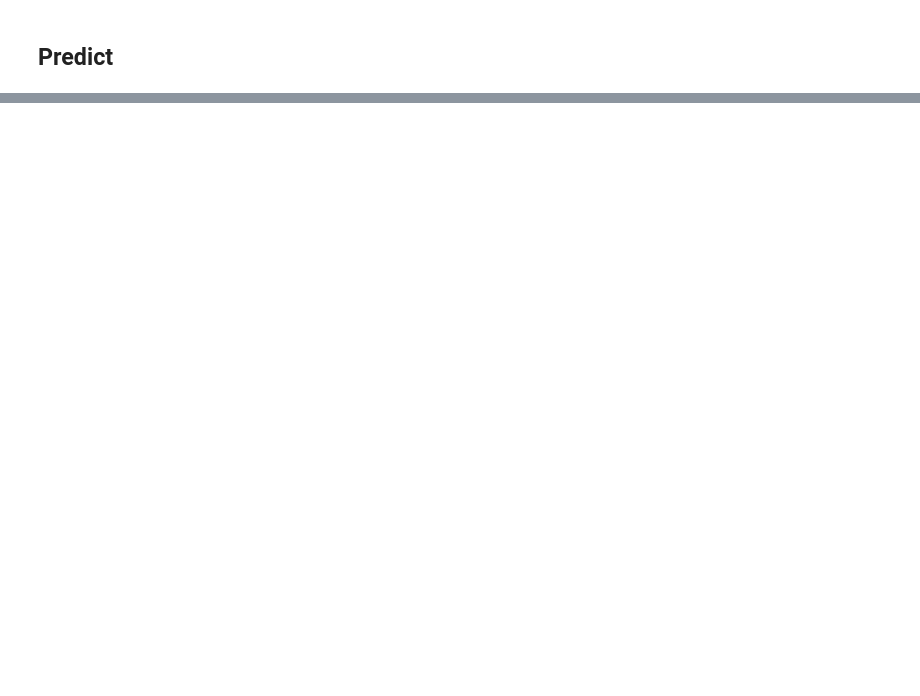
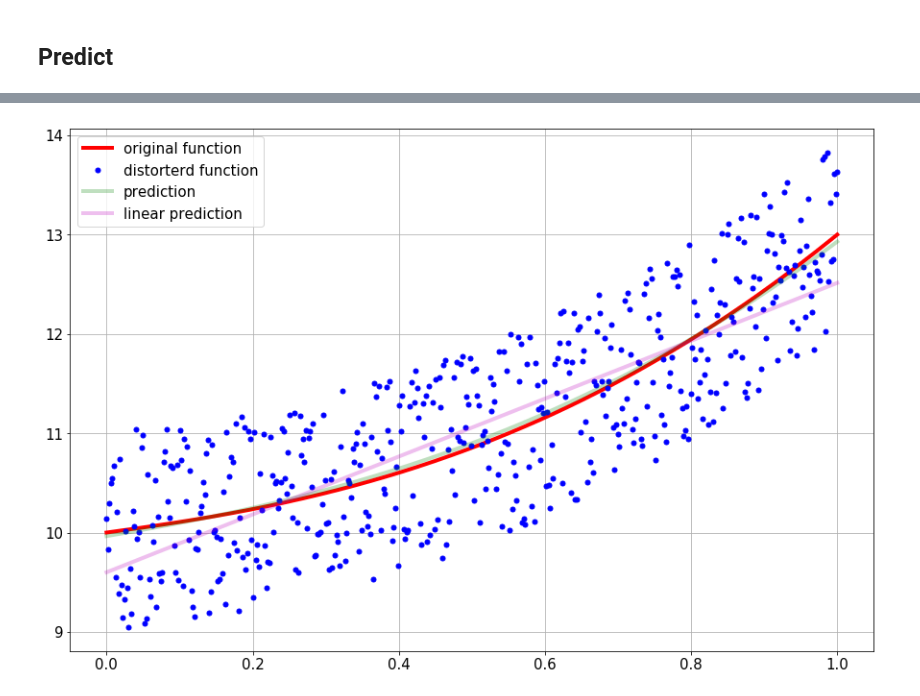
Before and after one commit to martinlarsalbert/curve_fit, a Jupyter notebook: curve_fit.ipynb, the cells around one changed output, grey strips where cells are left out. Saved outputs shown, nothing was run; the diff lists cells and outputs as text; code cells hidden in the pictures; blank space fills up the shorter version.

```diff
--- a/curve_fit.ipynb
+++ b/curve_fit.ipynb
@@ -73,0 +90,22 @@ a = ax.plot(x,y_pred,'g-')
+# %%
+def equation_linear(x,m,A):
+
+    y = m + A*x
+
+    return y
+# %%
+coefficients_linear, fitCovariances_linear = curve_fit(f = equation_linear, xdata = x, ydata = y_distorted)
+derivatives_linear = get_derivatives(coefficients = coefficients_linear,equation = equation_linear)
+y_pred_linear = equation_linear(x = x,**derivatives_linear)
+# %%
+fig,ax = plt.subplots()
+
+ax.plot(x,y,'r-',label = 'original function')
+a = ax.plot(x,y_distorted,'b.',label ='distorterd function')
+a = ax.plot(x,y_pred,'g-',label = 'prediction',alpha = 0.25)
+a = ax.plot(x,y_pred_linear,'m-',label = 'linear prediction',alpha = 0.25)
+
+ax.legend()
+ax.grid()
+# %% [output]
+[figure, added]
```
Also changed, not shown: parts of 8 cells of this notebook.
